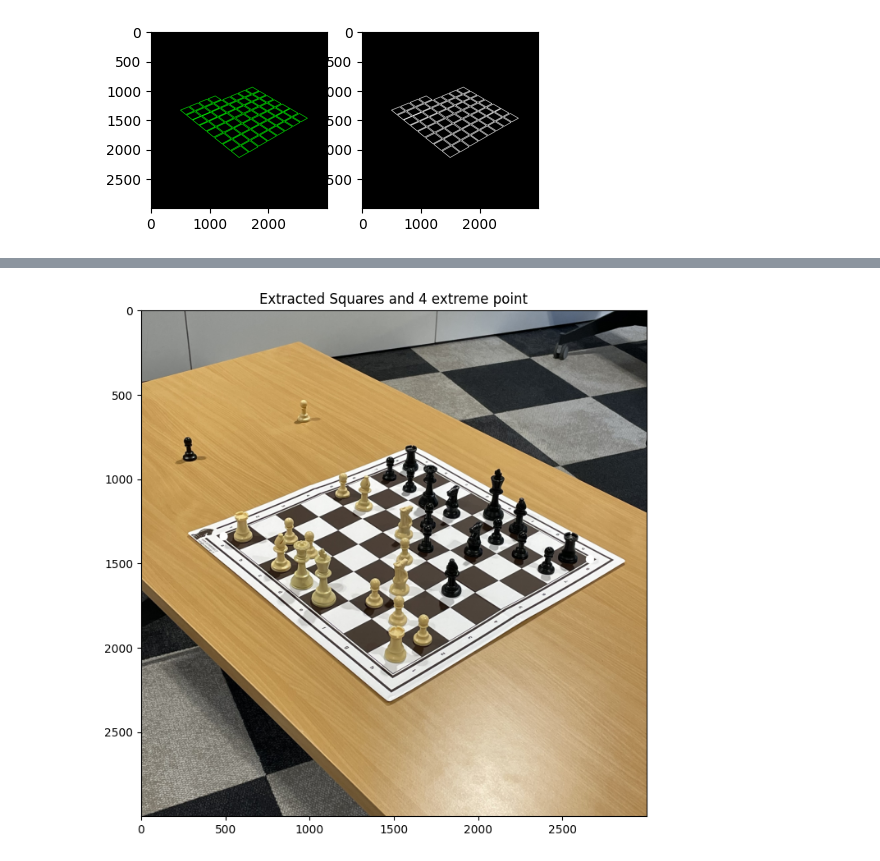
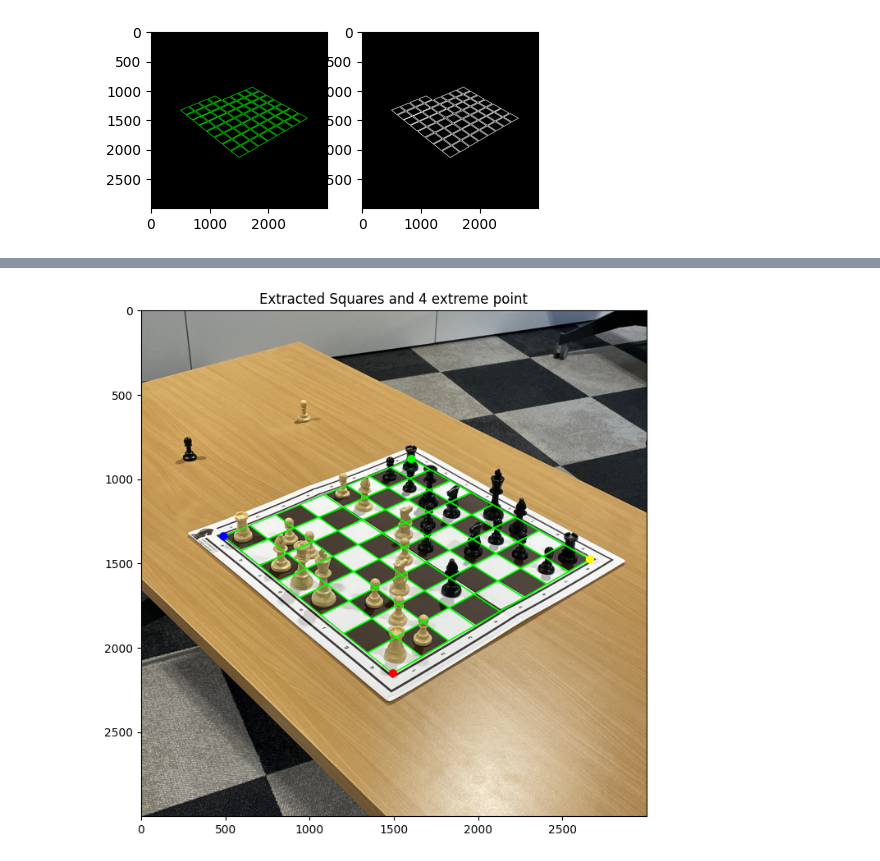
Before and after one commit to Villani-Luca/Chessy3D, a Jupyter notebook: src/chessboard_localization_temp/notebook_pipeline_multiple.ipynb, the cells around one changed output, grey strips where cells are left out. Saved outputs shown, nothing was run; the diff lists cells and outputs as text; code cells hidden in the pictures.

Commit message:
board localization - biggest contour approximation

```diff
--- a/src/chessboard_localization_temp/notebook_pipeline_multiple.ipynb
+++ b/src/chessboard_localization_temp/notebook_pipeline_multiple.ipynb
@@ -139,17 +139,12 @@ for idx, (t1,t2) in enumerate(params):
 
                 # create same pattern for points , bottomright(1) , topright(2) , topleft(3) , bottomleft(4)
                 index_sorted = sorted(pts, key=lambda x: x[0], reverse=True)
-
                 #  Y values
                 if index_sorted[0][1]< index_sorted[1][1]:
-                    cur=index_sorted[0]
-                    index_sorted[0] =  index_sorted[1]
-                    index_sorted[1] = cur
+                    index_sorted[0], index_sorted[1] = index_sorted[1], index_sorted[0]
 
                 if index_sorted[2][1]> index_sorted[3][1]:
-                    cur=index_sorted[2]
-                    index_sorted[2] =  index_sorted[3]
-                    index_sorted[3] = cur
+                    index_sorted[2], index_sorted[3] = index_sorted[3], index_sorted[2]
 
                 # bottomright(1) , topright(2) , topleft(3) , bottomleft(4)
                 pt1=index_sorted[0]
@@ -334,11 +329,11 @@ rect = cv2.minAreaRect(cnt)
 box = cv2.boxPoints(rect)
 box = np.intp(box)
 
-convex_hull = cv2.convexHull(cnt)
+best_fitting_square = cv2.approxPolyN(cnt, 4)
 
 # cv2.drawContours(valid_polygons_image_copy, cnts,-1, (255,0,255), 3)
 # cv2.drawContours(valid_polygons_image_copy,[box],0,(255,255,0),3)
-cv2.drawContours(valid_polygons_image_copy, [convex_hull], 0, (0, 0, 255), 3)
+cv2.drawContours(valid_polygons_image_copy, [best_fitting_square], 0, (0, 0, 255), 3)
 
 plt.figure(figsize=(10,10))
 plt.subplot(1,2,1)
@@ -515,35 +513,35 @@ squares_data_warped_np = np.array(squares_data_warped, dtype=np.float32).reshape
 squares_data_original_np = cv2.perspectiveTransform(squares_data_warped_np, M_inv)
 
 # Reshape back to list format
 squares_data_original = squares_data_original_np.reshape(-1, 5, 2)  # (num_squares, 5 points, x/y)
 
 
 for square in squares_data_original:
     x_center, y_center = tuple(map(int, square[0]))  # Convert to int
     bottom_right = tuple(map(int, square[1]))
     top_right = tuple(map(int, square[2]))
     top_left = tuple(map(int, square[3]))
     bottom_left = tuple(map(int, square[4]))
 
     # Draw necessary lines only (to form grid)
     cv2.line(rgb_image, top_left, top_right, (0, 255, 0), 6)  # Top line
     cv2.line(rgb_image, top_left, bottom_left, (0, 255, 0), 6)  # Left line
 
     # Draw bottom and right lines only for last row/column
     if j == cols - 1:
         cv2.line(rgb_image, top_right, bottom_right, (0, 255, 0), 8)  # Right line
     if i == 0:
         cv2.line(rgb_image, bottom_left, bottom_right, (0, 255, 0), 8)  # Bottom line
 
-cv2.circle(rgb_image, (int(extreme_points_list[0][0]),int(extreme_points_list[0][1])), 25, (255, 255, 255), -1)
-cv2.circle(rgb_image,  (int(extreme_points_list[1][0]),int(extreme_points_list[1][1])), 25, (255, 255, 255), -1)
-cv2.circle(rgb_image,  (int(extreme_points_list[2][0]),int(extreme_points_list[2][1])), 25, (255, 255,255), -1)
-cv2.circle(rgb_image,  (int(extreme_points_list[3][0]),int(extreme_points_list[3][1])), 25, (255, 255, 255), -1)
+cv2.circle(rgb_image, (int(extreme_points_list[0][0]),int(extreme_points_list[0][1])), 25, (0, 0, 255), -1)
+cv2.circle(rgb_image,  (int(extreme_points_list[1][0]),int(extreme_points_list[1][1])), 25, (0, 255, 0), -1)
+cv2.circle(rgb_image,  (int(extreme_points_list[2][0]),int(extreme_points_list[2][1])), 25, (255, 0,0), -1)
+cv2.circle(rgb_image,  (int(extreme_points_list[3][0]),int(extreme_points_list[3][1])), 25, (255, 255, 0), -1)
 
 # Display the result
 plt.figure(figsize=(12, 8))
 plt.imshow(rgb_image)
 plt.title("Extracted Squares and 4 extreme point")
 plt.show()
 # %% [output]
-[figure, old version]
+[figure, new version]
```
Also changed, not shown: parts of 4 cells of this notebook.
